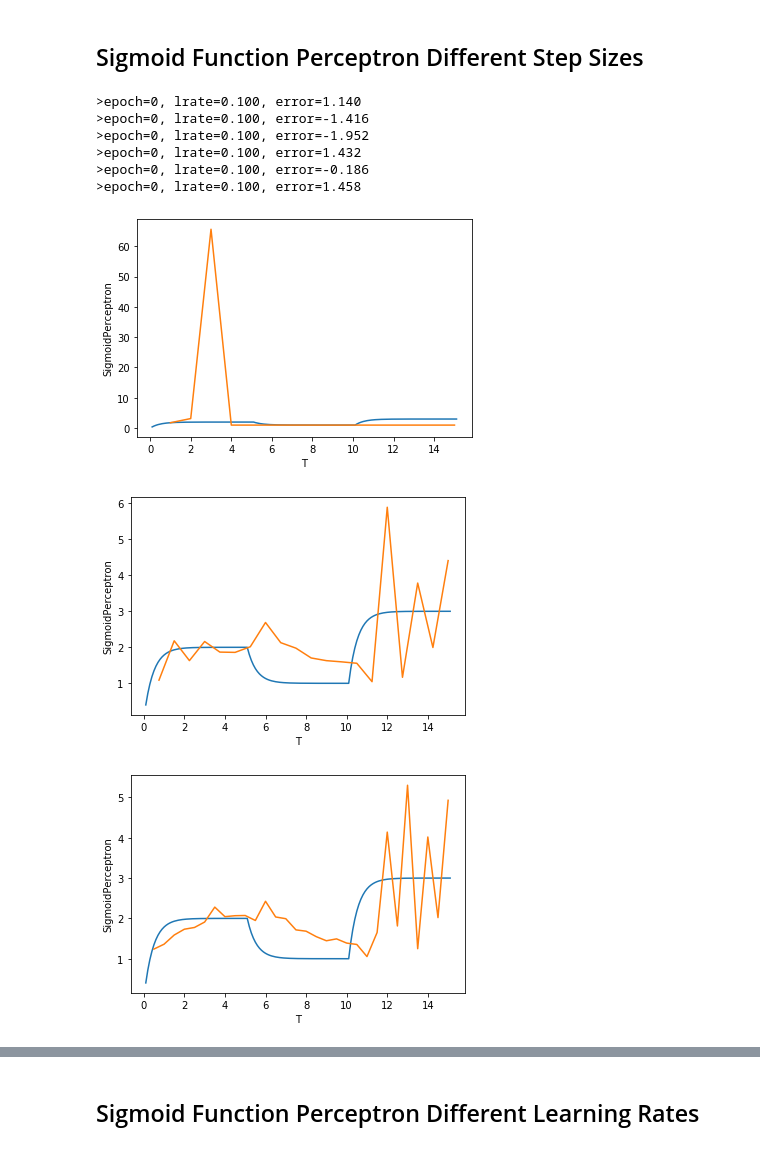
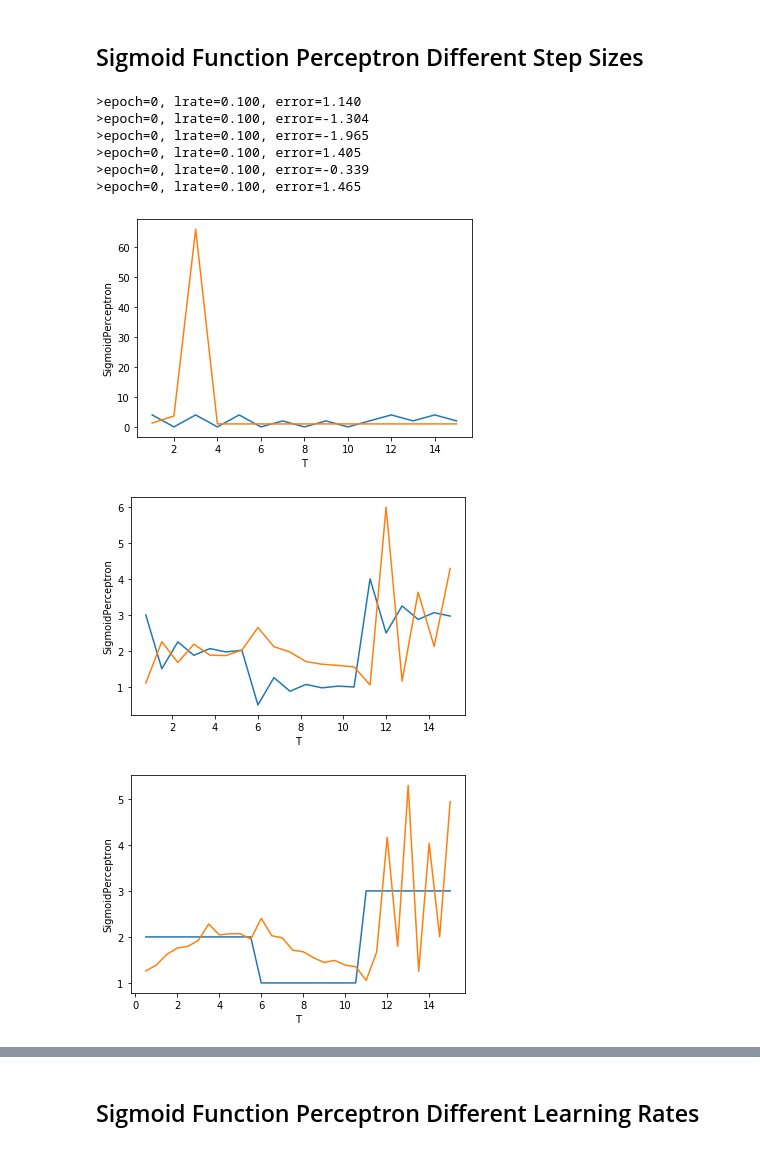
Before and after one commit to JamesDun2866/Computational-Science, a Jupyter notebook: Computational Science.ipynb, the cells around one changed output, grey strips where cells are left out. Drawn from its saved outputs; the diff is of its cells as text; code cells hidden in the pictures.

```diff
--- a/Computational Science.ipynb
+++ b/Computational Science.ipynb
@@ -690,38 +689,38 @@ Enter Selected Epoch
 # %% [markdown]
 ## Sigmoid Function Perceptron Different Step Sizes
 # %%
-SigmoidPerceptron2 = train_weights_sigmoid(Noisedx2,0.1,1)
-SigmoidPerceptron3 = train_weights_sigmoid(Noisedx3,0.1,1)
-SigmoidPerceptron4 = train_weights_sigmoid(Noisedx4,0.1,1)
-SigmoidPerceptron5 = train_weights_sigmoid(Noisedx5,0.1,1)
-SigmoidPerceptron6 = train_weights_sigmoid(Noisedx6,0.1,1)
-SigmoidPerceptron7 = train_weights_sigmoid(Noisedx7,0.1,1)
+SigmoidPerceptron2 = train_weights_sigmoid(Noisedx2,0.1,1) # Train sigmoid based on step size (1)
+SigmoidPerceptron3 = train_weights_sigmoid(Noisedx3,0.1,1) # Train sigmoid based on step size (0.75)
+SigmoidPerceptron4 = train_weights_sigmoid(Noisedx4,0.1,1) # Train sigmoid based on step size (0.5)
+SigmoidPerceptron5 = train_weights_sigmoid(Noisedx5,0.1,1) # Train sigmoid based on step size (0.25)
+SigmoidPerceptron6 = train_weights_sigmoid(Noisedx6,0.1,1) # Train sigmoid based on step size (0.01)
+SigmoidPerceptron7 = train_weights_sigmoid(Noisedx7,0.1,1) # Train sigmoid based on step size (0.001)
 
-df2['SigmoidPerceptron'] = SigmoidPerceptron2
-df3['SigmoidPerceptron'] = SigmoidPerceptron3
-df4['SigmoidPerceptron'] = SigmoidPerceptron4
-df5['SigmoidPerceptron'] = SigmoidPerceptron5
-df6['SigmoidPerceptron'] = SigmoidPerceptron6
-df7['SigmoidPerceptron'] = SigmoidPerceptron7
+df2['SigmoidPerceptron'] = SigmoidPerceptron2 #Add results to dataframe
+df3['SigmoidPerceptron'] = SigmoidPerceptron3 #Add results to dataframe
+df4['SigmoidPerceptron'] = SigmoidPerceptron4 #Add results to dataframe
+df5['SigmoidPerceptron'] = SigmoidPerceptron5 #Add results to dataframe
+df6['SigmoidPerceptron'] = SigmoidPerceptron6 #Add results to dataframe
+df7['SigmoidPerceptron'] = SigmoidPerceptron7 #Add results to dataframe
 
-Noiseplt = sns.lineplot(x="T", y="X", data=df1)
-Stepplt = sns.lineplot(x="T", y="SigmoidPerceptron", data=df2)
+Noiseplt = sns.lineplot(x="T", y="X", data=df2) #plot actual
+Stepplt = sns.lineplot(x="T", y="SigmoidPerceptron", data=df2) #plot predicted for step size (1)
 # %% [output]
 >epoch=0, lrate=0.100, error=1.140
->epoch=0, lrate=0.100, error=-1.416
->epoch=0, lrate=0.100, error=-1.952
->epoch=0, lrate=0.100, error=1.432
->epoch=0, lrate=0.100, error=-0.186
->epoch=0, lrate=0.100, error=1.458
+>epoch=0, lrate=0.100, error=-1.304
+>epoch=0, lrate=0.100, error=-1.965
+>epoch=0, lrate=0.100, error=1.405
+>epoch=0, lrate=0.100, error=-0.339
+>epoch=0, lrate=0.100, error=1.465
-[figure, old version]
+[figure, new version]
 # %%
-Noiseplt = sns.lineplot(x="T", y="X", data=df1)
-Stepplt = sns.lineplot(x="T", y="SigmoidPerceptron", data=df3)
+Noiseplt = sns.lineplot(x="T", y="X", data=df3) #plot actual
+Stepplt = sns.lineplot(x="T", y="SigmoidPerceptron", data=df3) #plot predicted for step size (0.75)
 # %% [output]
-[figure, old version]
+[figure, new version]
 # %%
-Noiseplt = sns.lineplot(x="T", y="X", data=df1)
-Stepplt = sns.lineplot(x="T", y="SigmoidPerceptron", data=df4)
+Noiseplt = sns.lineplot(x="T", y="X", data=df4) #plot actual
+Stepplt = sns.lineplot(x="T", y="SigmoidPerceptron", data=df4) #plot predicted for step size (0.5)
 # %% [output]
-[figure, old version]
+[figure, new version]
 # %%
```
Also changed, not shown: parts of 7 cells of this notebook.
